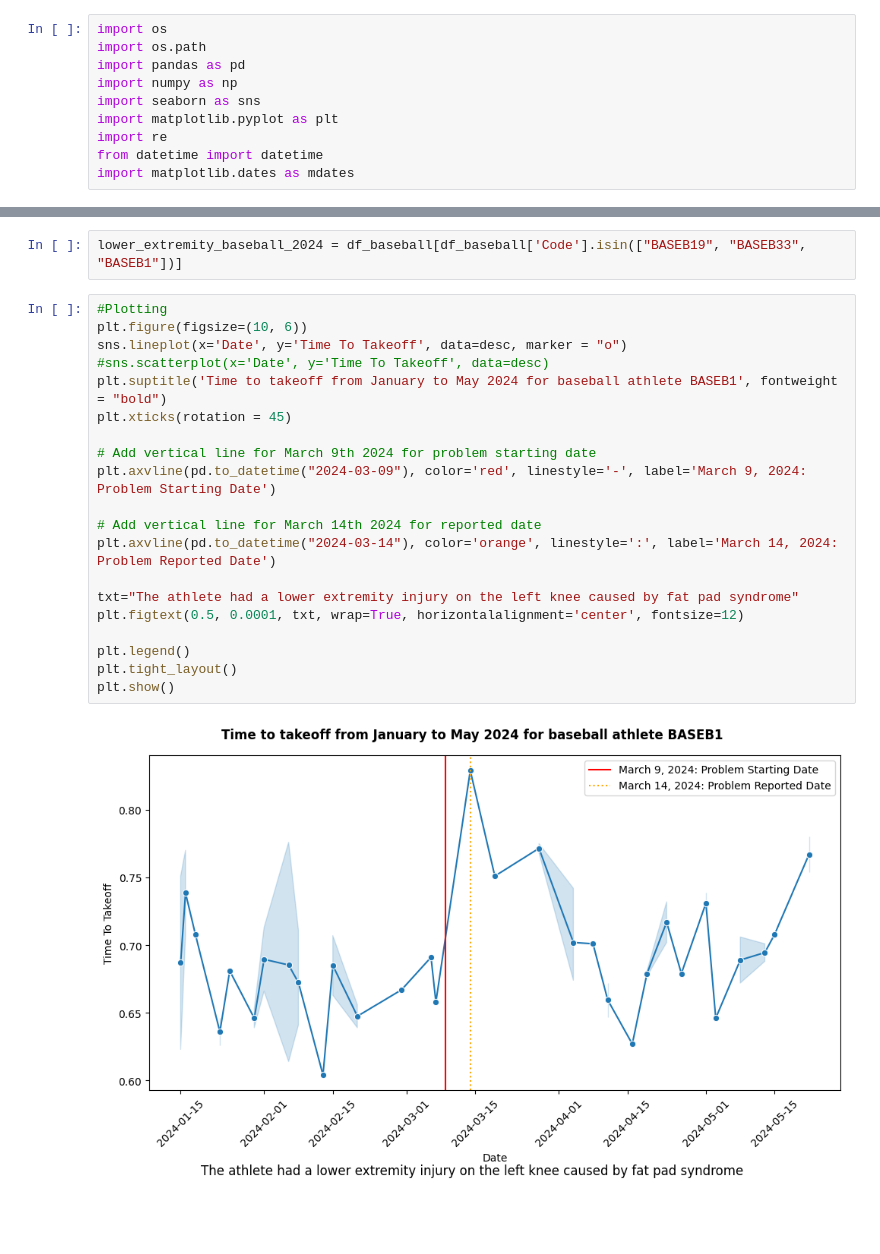
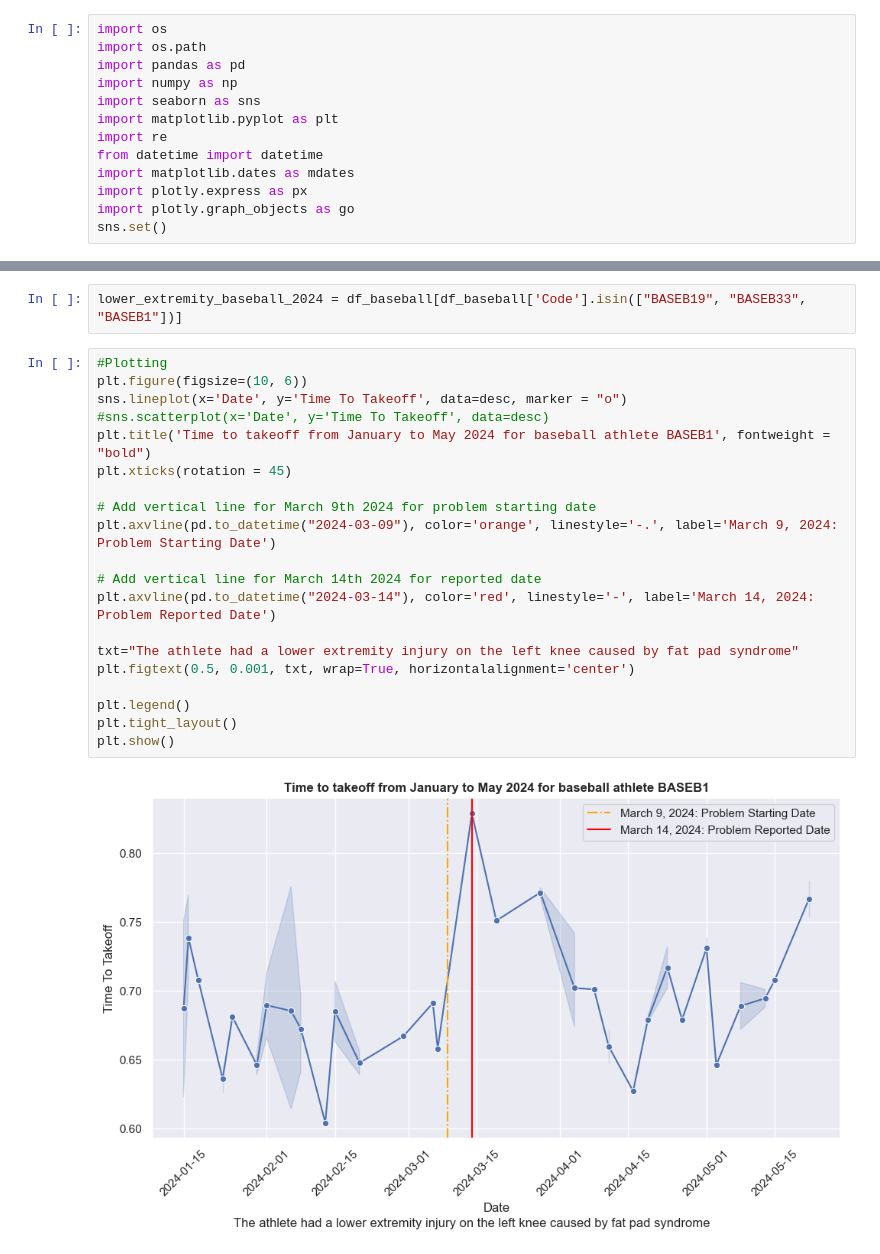
Before and after one commit to bachnguyen234/da301-isaac-athletics, a Jupyter notebook: bach_main_file.ipynb, the cells around one changed output, grey strips where cells are left out. Cells and saved outputs as stored; diff of their text form; blank space fills up the shorter version.

```diff
--- a/bach_main_file.ipynb
+++ b/bach_main_file.ipynb
@@ -8,6 +8,9 @@ import matplotlib.pyplot as plt
 import re
 from datetime import datetime
 import matplotlib.dates as mdates
+import plotly.express as px
+import plotly.graph_objects as go
+sns.set()
 # %%
 # Importing the dataset
 datadir = "data/tidy_data"
@@ -205,25 +111,25 @@ lower_extremity_baseball_2024 = df_baseball[df_baseball['Code'].isin(["BASEB19",
 # %%
 #Plotting
 plt.figure(figsize=(10, 6))
 sns.lineplot(x='Date', y='Time To Takeoff', data=desc, marker = "o")
 #sns.scatterplot(x='Date', y='Time To Takeoff', data=desc)
-plt.suptitle('Time to takeoff from January to May 2024 for baseball athlete BASEB1', fontweight = "bold")
+plt.title('Time to takeoff from January to May 2024 for baseball athlete BASEB1', fontweight = "bold")
 plt.xticks(rotation = 45)
 
 # Add vertical line for March 9th 2024 for problem starting date
-plt.axvline(pd.to_datetime("2024-03-09"), color='red', linestyle='-', label='March 9, 2024: Problem Starting Date')
+plt.axvline(pd.to_datetime("2024-03-09"), color='orange', linestyle='-.', label='March 9, 2024: Problem Starting Date')
 
 # Add vertical line for March 14th 2024 for reported date
-plt.axvline(pd.to_datetime("2024-03-14"), color='orange', linestyle=':', label='March 14, 2024: Problem Reported Date')
+plt.axvline(pd.to_datetime("2024-03-14"), color='red', linestyle='-', label='March 14, 2024: Problem Reported Date')
 
 txt="The athlete had a lower extremity injury on the left knee caused by fat pad syndrome"
-plt.figtext(0.5, 0.0001, txt, wrap=True, horizontalalignment='center', fontsize=12)
+plt.figtext(0.5, 0.001, txt, wrap=True, horizontalalignment='center')
 
 plt.legend()
 plt.tight_layout()
 plt.show()
 # %% [output]
-[figure, old version]
+[figure, new version]
 # %%
 df_injuries.loc[df_injuries["Code"] == "BASEB1"]
 # %% [output]
```
Also changed, not shown: parts of 20 cells of this notebook, 3 other files.
